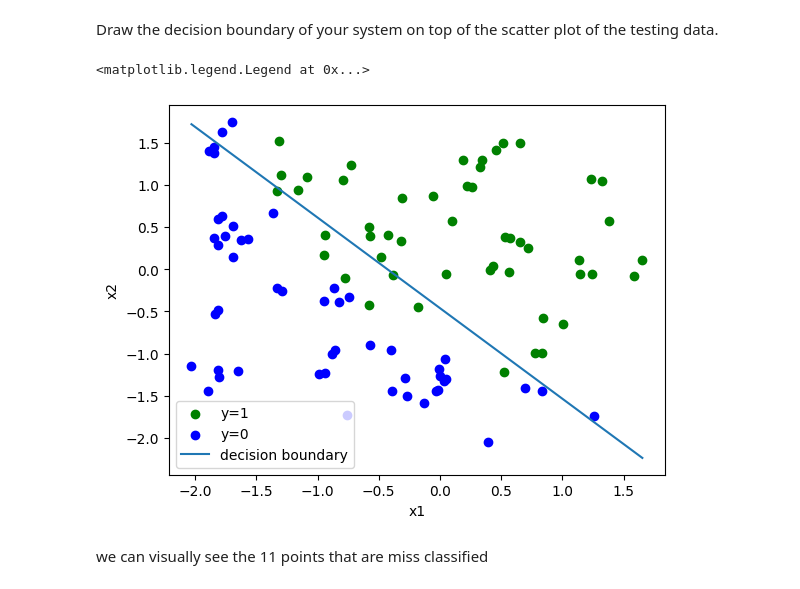
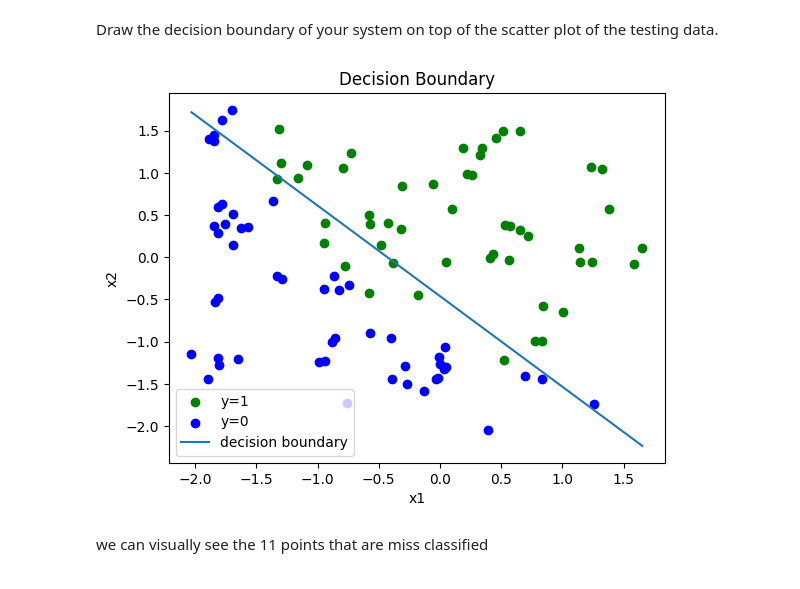
Before and after one commit to pleopleo6/FTP__ML, a Jupyter notebook: ML-PW-06-pellandini-gervasio-jaquet/ex1-logistic-regression/ex1-logistic-regression-stud.ipynb, the cells around one changed output. Saved outputs shown, nothing was run; the diff lists cells and outputs as text; code cells hidden in the pictures.

Commit message:
feat: Modif plots and ex a

```diff
--- a/ML-PW-06-pellandini-gervasio-jaquet/ex1-logistic-regression/ex1-logistic-regression-stud.ipynb
+++ b/ML-PW-06-pellandini-gervasio-jaquet/ex1-logistic-regression/ex1-logistic-regression-stud.ipynb
@@ -26,19 +28,22 @@ In a similar way as for the exercise of the previous week, read the training dat
 Check that the shape of $X$ is (100,3) and that the shape of $y$ is (100,).
 # %%
 #import data
-train_df = pd.read_csv('student-dataset-train.csv', header=None)
-test_df = pd.read_csv('student-dataset-test.csv', header=None)
+train_df = pd.read_csv('student-dataset-train.csv', names=["x1", "x2", "y"])
+test_df = pd.read_csv('student-dataset-test.csv', names=["x1", "x2", "y"])
 
-print(train_df.shape)
-print(test_df.shape)
+X_train_temp = train_df[["x1", "x2"]].values
+X_train = pd.DataFrame(
+    np.hstack((np.ones((X_train_temp.shape[0], 1)), X_train_temp)),
+    columns=["x0", "x1", "x2"]
+)
+y_train = train_df["y"]
 
-# Rename columns
-train_df.columns = ['x1', 'x2', 'y']
-test_df.columns = ['x1', 'x2', 'y']
+X_test_temp = test_df[["x1", "x2"]].values
+X_test = pd.DataFrame(
+    np.hstack((np.ones((X_test_temp.shape[0], 1)), X_test_temp)),
+    columns=["x0", "x1", "x2"]
+)
+y_test = test_df["y"]
 
-# split x and y
-X_train = train_df.drop(columns=['y'])
-y_train = train_df.y
-X_test = test_df.drop(columns=['y'])
-y_test = test_df.y
+print(X_train.shape, y_train.shape)
 # %% [output]
@@ -125,8 +129,6 @@ def grad(X, y, thetas):
 Hints: use a small $\alpha$. e.g. $0.001$,  store the evolution of the objective function $J(\theta)$ during the epochs to make a plot, use a large number of epochs, e.g. $2000000$.
 # %%
 def gradient_ascent(thetas, X, y, lr=0.001, epochs=2000000, record_every=100, tol=1e-7):
-    # add bias
-    X = np.c_[np.ones(X.shape[0]), X]
     thetas = np.r_[0.0, thetas]
 
     # will stor learning history
@@ -145,7 +147,8 @@ def gradient_ascent(thetas, X, y, lr=0.001, epochs=2000000, record_every=100, to
             curr_J = J(X, y, thetas)
             history.append((epoch, curr_J))
 
-            print(f"Epoch {epoch} | J = {curr_J:.4f} | Diff in J = {curr_J - prev_J:.3e}")
+            if epoch == record_every or epoch % 200000 == 0 or epoch == epochs:
+                print(f"Epoch {epoch} | J = {curr_J:.4f} | Diff in J = {curr_J - prev_J:.3e}")
 
             # Early stop if not much improvement gained - !!! OVERFIT
             if abs(curr_J - prev_J) < tol:
@@ -222,26 +211,28 @@ Draw the decision boundary of your system on top of the scatter plot of the test
 # %%
 positive = (y_test == 1)
 
 #pick only those with same index as positive for positive and vise versa
 plt.scatter(X_test.loc[positive, 'x1'], X_test.loc[positive, 'x2'], c='green', label='y=1')
 plt.scatter(X_test.loc[~positive, 'x1'], X_test.loc[~positive, 'x2'], c='blue', label='y=0')
 
 # decision boundary is when z = 0
 # start by getting values between min and max
 x1 = np.linspace(X_test['x1'].min(), X_test['x1'].max(), 100)
 
 # isolate x2 from the equation of z= .. as seen in theory
 # if 0 = theta0 + theta1*x1 + theta2*x2
 # then x2 = -(theta0 + theta1*x1)/ theta2
+thetas_fit = np.array(thetas_fit)
 x2 = -(thetas_fit[0] + thetas_fit[1] * x1) / thetas_fit[2]
 plt.plot(x1, x2, label="decision boundary")
 
 plt.xlabel('x1')
 plt.ylabel('x2')
+plt.title("Decision Boundary")
 plt.legend()
+plt.show()
 # %% [output]
-<matplotlib.legend.Legend at 0x...>
-[figure, old version]
+[figure, new version]
 # %% [markdown]
 we can visually see the 11 points that are miss classified
 # %% [markdown]
```
Also changed, not shown: parts of 10 cells of this notebook.
